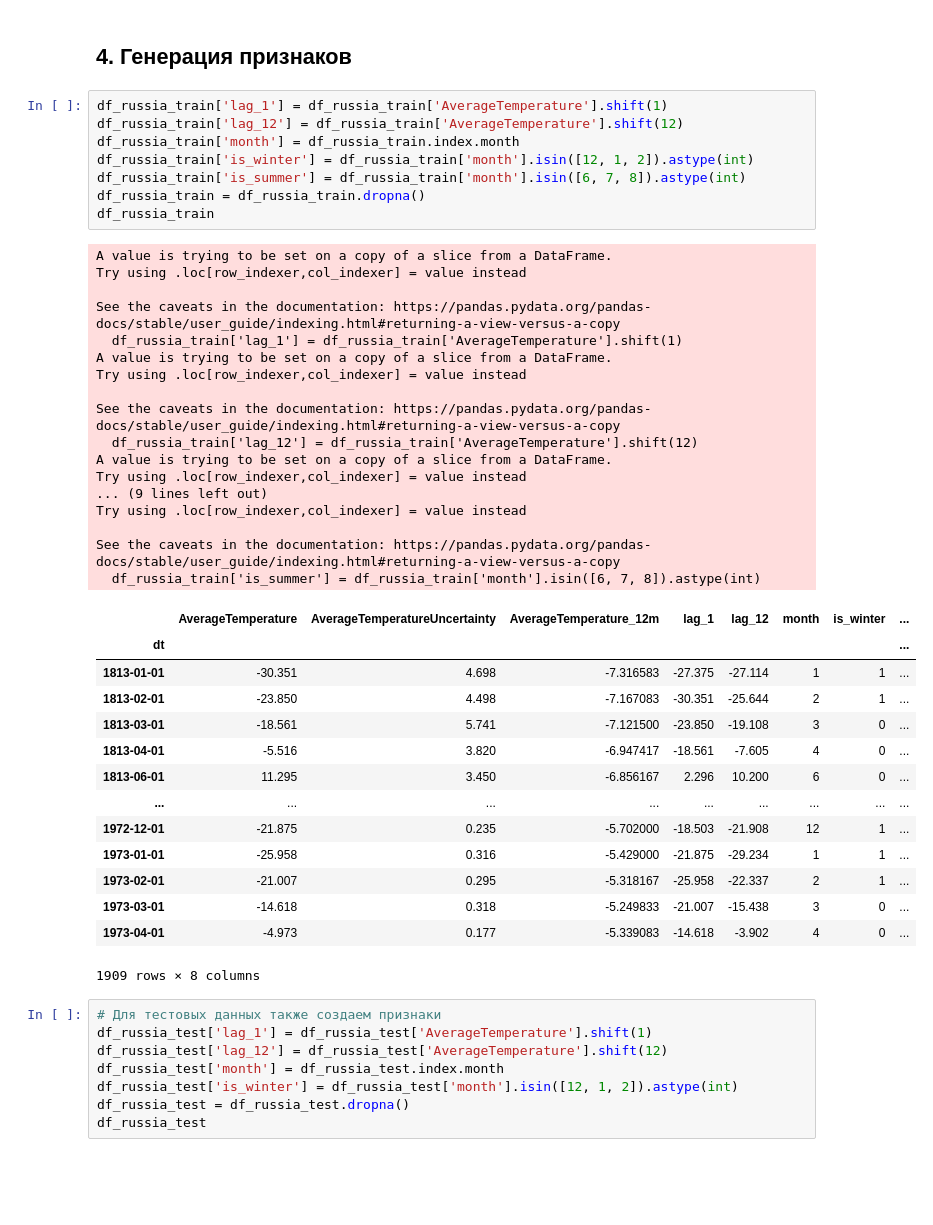
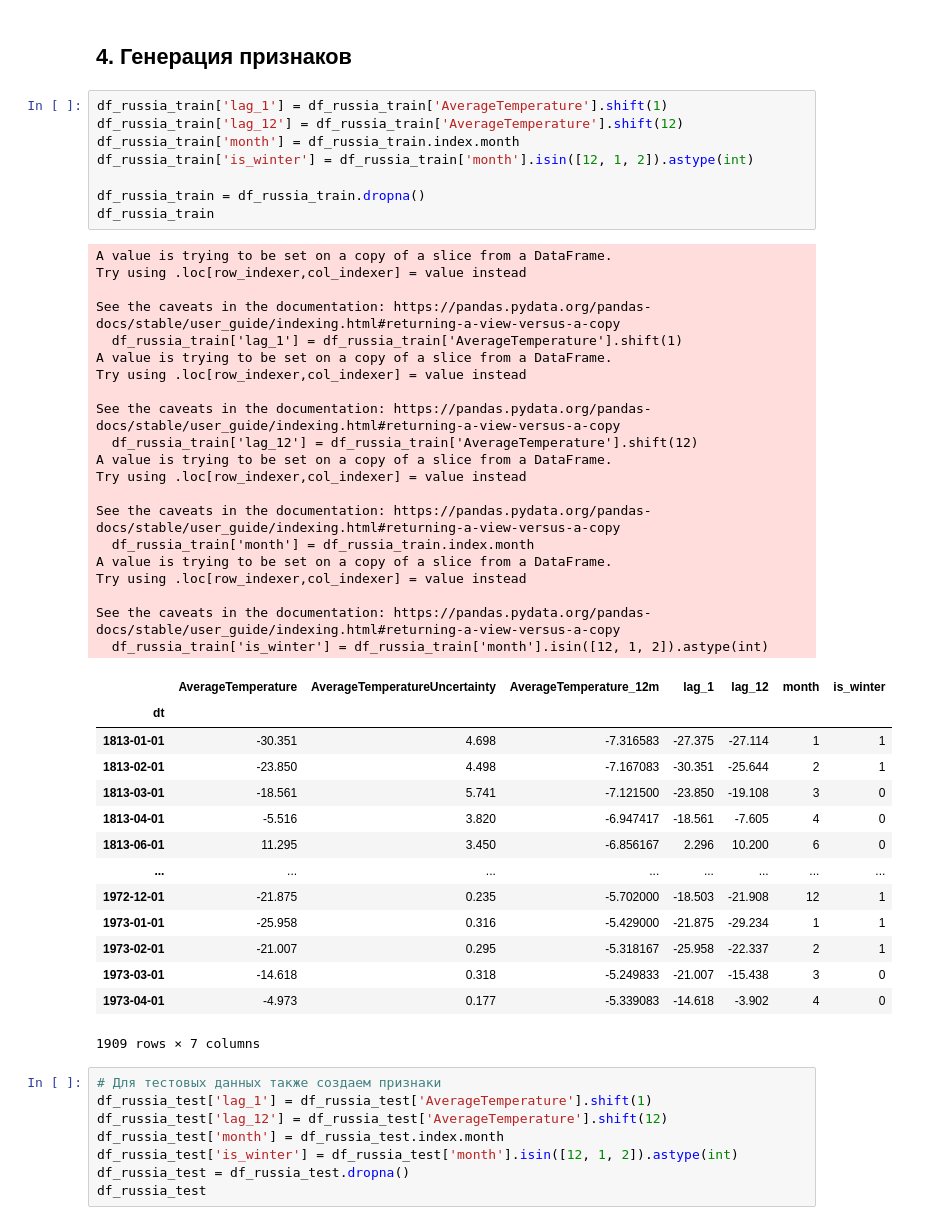
Before and after one commit to Turchkas/SkillFactory, a Jupyter notebook: Временные ряды. Домашнее задание 1 (HW).ipynb, the cells around one changed output. Cells and saved outputs as stored; diff of their text form; blank space fills up the shorter version.

```diff
--- a/Временные ряды. Домашнее задание 1 (HW).ipynb
+++ b/Временные ряды. Домашнее задание 1 (HW).ipynb
@@ -224,43 +225,46 @@ for i, (train_window, test_window) in enumerate(splits[:4], start=1):
 # %%
 df_russia_train['lag_1'] = df_russia_train['AverageTemperature'].shift(1)
 df_russia_train['lag_12'] = df_russia_train['AverageTemperature'].shift(12)
 df_russia_train['month'] = df_russia_train.index.month
 df_russia_train['is_winter'] = df_russia_train['month'].isin([12, 1, 2]).astype(int)
-df_russia_train['is_summer'] = df_russia_train['month'].isin([6, 7, 8]).astype(int)
+
 df_russia_train = df_russia_train.dropna()
 df_russia_train
 # %% [output]
 A value is trying to be set on a copy of a slice from a DataFrame.
 Try using .loc[row_indexer,col_indexer] = value instead
 
 See the caveats in the documentation: https://pandas.pydata.org/pandas-docs/stable/user_guide/indexing.html#returning-a-view-versus-a-copy
   df_russia_train['lag_1'] = df_russia_train['AverageTemperature'].shift(1)
 A value is trying to be set on a copy of a slice from a DataFrame.
 Try using .loc[row_indexer,col_indexer] = value instead
 
 See the caveats in the documentation: https://pandas.pydata.org/pandas-docs/stable/user_guide/indexing.html#returning-a-view-versus-a-copy
   df_russia_train['lag_12'] = df_russia_train['AverageTemperature'].shift(12)
 A value is trying to be set on a copy of a slice from a DataFrame.
 Try using .loc[row_indexer,col_indexer] = value instead
-... (9 lines left out)
+
+See the caveats in the documentation: https://pandas.pydata.org/pandas-docs/stable/user_guide/indexing.html#returning-a-view-versus-a-copy
+  df_russia_train['month'] = df_russia_train.index.month
+A value is trying to be set on a copy of a slice from a DataFrame.
 Try using .loc[row_indexer,col_indexer] = value instead
 
 See the caveats in the documentation: https://pandas.pydata.org/pandas-docs/stable/user_guide/indexing.html#returning-a-view-versus-a-copy
-  df_russia_train['is_summer'] = df_russia_train['month'].isin([6, 7, 8]).astype(int)
+  df_russia_train['is_winter'] = df_russia_train['month'].isin([12, 1, 2]).astype(int)
-|  | AverageTemperature | AverageTemperatureUncertainty | AverageTemperature_12m | lag_1 | lag_12 | month | is_winter | ... |
-| dt |  |  |  |  |  |  |  | ... |
-| 1813-01-01 | -30.351 | 4.698 | -7.316583 | -27.375 | -27.114 | 1 | 1 | ... |
-| 1813-02-01 | -23.850 | 4.498 | -7.167083 | -30.351 | -25.644 | 2 | 1 | ... |
-| 1813-03-01 | -18.561 | 5.741 | -7.121500 | -23.850 | -19.108 | 3 | 0 | ... |
-| 1813-04-01 | -5.516 | 3.820 | -6.947417 | -18.561 | -7.605 | 4 | 0 | ... |
-| 1813-06-01 | 11.295 | 3.450 | -6.856167 | 2.296 | 10.200 | 6 | 0 | ... |
-| ... | ... | ... | ... | ... | ... | ... | ... | ... |
-| 1972-12-01 | -21.875 | 0.235 | -5.702000 | -18.503 | -21.908 | 12 | 1 | ... |
-| 1973-01-01 | -25.958 | 0.316 | -5.429000 | -21.875 | -29.234 | 1 | 1 | ... |
-| 1973-02-01 | -21.007 | 0.295 | -5.318167 | -25.958 | -22.337 | 2 | 1 | ... |
-| 1973-03-01 | -14.618 | 0.318 | -5.249833 | -21.007 | -15.438 | 3 | 0 | ... |
-| 1973-04-01 | -4.973 | 0.177 | -5.339083 | -14.618 | -3.902 | 4 | 0 | ... |
+|  | AverageTemperature | AverageTemperatureUncertainty | AverageTemperature_12m | lag_1 | lag_12 | month | is_winter |
+| dt |  |  |  |  |  |  |  |
+| 1813-01-01 | -30.351 | 4.698 | -7.316583 | -27.375 | -27.114 | 1 | 1 |
+| 1813-02-01 | -23.850 | 4.498 | -7.167083 | -30.351 | -25.644 | 2 | 1 |
+| 1813-03-01 | -18.561 | 5.741 | -7.121500 | -23.850 | -19.108 | 3 | 0 |
+| 1813-04-01 | -5.516 | 3.820 | -6.947417 | -18.561 | -7.605 | 4 | 0 |
+| 1813-06-01 | 11.295 | 3.450 | -6.856167 | 2.296 | 10.200 | 6 | 0 |
+| ... | ... | ... | ... | ... | ... | ... | ... |
+| 1972-12-01 | -21.875 | 0.235 | -5.702000 | -18.503 | -21.908 | 12 | 1 |
+| 1973-01-01 | -25.958 | 0.316 | -5.429000 | -21.875 | -29.234 | 1 | 1 |
+| 1973-02-01 | -21.007 | 0.295 | -5.318167 | -25.958 | -22.337 | 2 | 1 |
+| 1973-03-01 | -14.618 | 0.318 | -5.249833 | -21.007 | -15.438 | 3 | 0 |
+| 1973-04-01 | -4.973 | 0.177 | -5.339083 | -14.618 | -3.902 | 4 | 0 |
-1909 rows × 8 columns
+1909 rows × 7 columns
 # %%
 # Для тестовых данных также создаем признаки
 df_russia_test['lag_1'] = df_russia_test['AverageTemperature'].shift(1)
```
Also changed, not shown: parts of 2 cells of this notebook.
